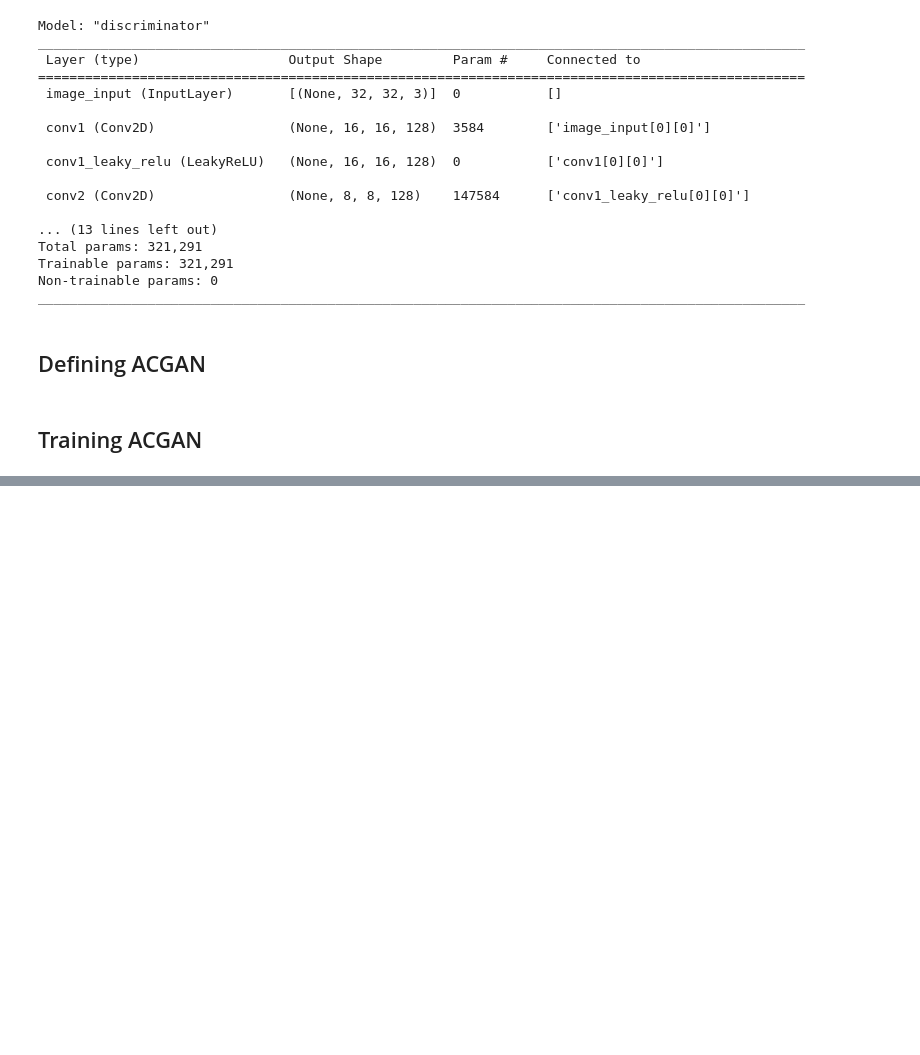
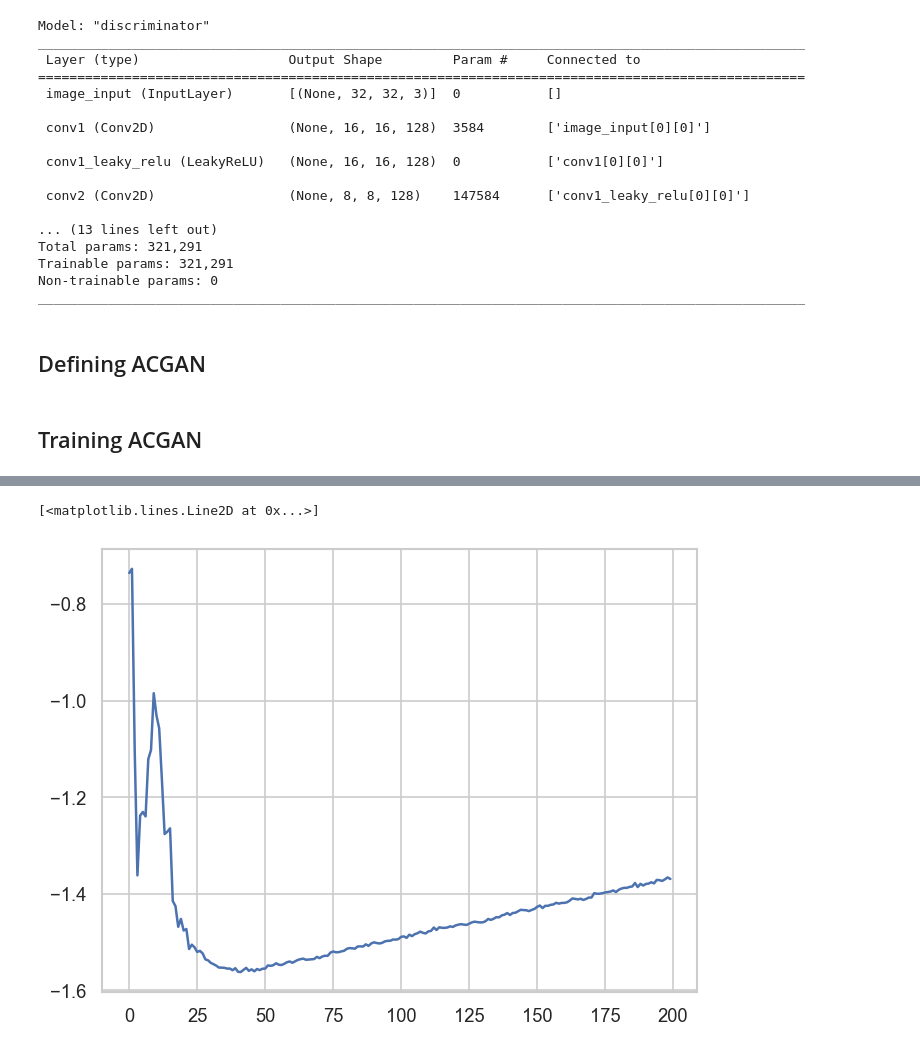
Before and after one commit to timothyckl/CIFAR10-Image-Synthesis, a Jupyter notebook: 2_ACGAN.ipynb, the cells around one changed output, grey strips where cells are left out. Cells and saved outputs as stored; diff of their text form; code cells hidden in the pictures; blank space fills up the shorter version.

```diff
--- a/2_ACGAN.ipynb
+++ b/2_ACGAN.ipynb
@@ -182,7 +182,7 @@ class ACGAN(Model):
         self.g_loss_metric = keras.metrics.Mean(name='g_loss')
         self.d_loss_metric = keras.metrics.Mean(name='d_loss')  # disc bce loss
         self.aux_loss_metric = keras.metrics.Mean(name='aux_loss')  # disc cce loss
-        self.d_acc_metric = keras.metrics.BinaryAccuracy(name='d_acc')
+        self.aux_acc_metric = keras.metrics.BinaryAccuracy(name='aux_acc')  # disc cce acc
 
     @property
     def metrics(self):
@@ -202,13 +202,12 @@ class ACGAN(Model):
             fake_pred, fake_aux = self.discriminator(generated_images, training=True)
 
             # discriminator loss
-            d_loss_1 = self.loss_1(tf.ones_like(real_pred), real_pred)
-            d_loss_2 = self.loss_1(tf.zeros_like(fake_pred), fake_pred)
-            d_loss = d_loss_1 + d_loss_2
+            d_loss_1 = self.loss_1(tf.ones_like(real_pred), real_pred)  # log(D(x))
+            d_loss_2 = self.loss_1(tf.zeros_like(fake_pred), fake_pred)  # log(1 - D(G(z)))
+            d_loss = d_loss_1 + d_loss_2  # LS = log(D(x)) + log(1 - D(G(z))
             # auxiliary loss
-            aux_loss = self.loss_2(random_labels, fake_aux)
-            # total discriminator loss
-            d_loss += aux_loss
+            aux_loss = self.loss_2(random_labels, fake_aux)  # LC = log(C(G(z))
+            d_loss += aux_loss  # max LD = LS + LC
 
         # discriminator gradients
         d_grads = disc_tape.gradient(d_loss, self.discriminator.trainable_weights)
@@ -222,9 +221,9 @@ class ACGAN(Model):
         with tf.GradientTape() as gen_tape:
             generated_images = self.generator([random_latent_vectors, class_labels], training=True)
             fake_pred, fake_aux = self.discriminator(generated_images, training=False)
-            g_loss_1 = self.loss_1(tf.ones_like(fake_pred), fake_pred)
-            g_loss_2 = self.loss_2(random_labels, fake_aux)
-            g_loss = g_loss_1 + g_loss_2
+            # max LC - LS
+            g_loss = self.loss_1(tf.ones_like(fake_pred), fake_pred)  # log(D(G(z)))
+            g_loss -= aux_loss  # LC - LS
 
         # generator gradients
         g_grads = gen_tape.gradient(g_loss, self.generator.trainable_weights)
@@ -235,13 +234,13 @@ class ACGAN(Model):
         self.g_loss_metric.update_state(g_loss)
         self.d_loss_metric.update_state(d_loss)
         self.aux_loss_metric.update_state(aux_loss)
-        self.d_acc_metric.update_state(tf.ones_like(real_pred), real_pred)
+        self.aux_acc_metric.update_state(random_labels, fake_aux)
 
         return {
             'g_loss': self.g_loss_metric.result(),
             'd_loss': self.d_loss_metric.result(),
             'aux_loss': self.aux_loss_metric.result(),
-            'd_acc': self.d_acc_metric.result()
+            'd_acc': self.aux_acc_metric.result()
         }
 # %%
 class GANMonitor(Callback):
@@ -328,0 +328,5 @@ Wall time: 1h 47min 5s
+# %%
+plt.plot(history.history['g_loss'], label='generator')
+# %% [output]
+[<matplotlib.lines.Line2D at 0x...>]
+[figure, added]
```
Also changed, not shown: parts of 5 cells of this notebook, 23 other files.
